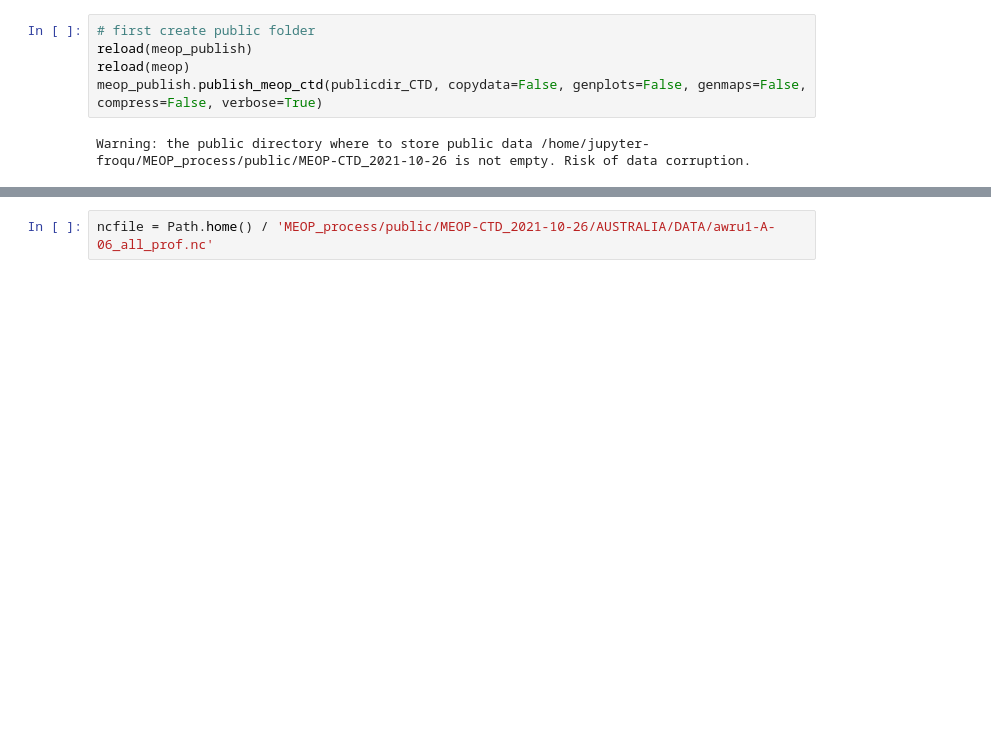
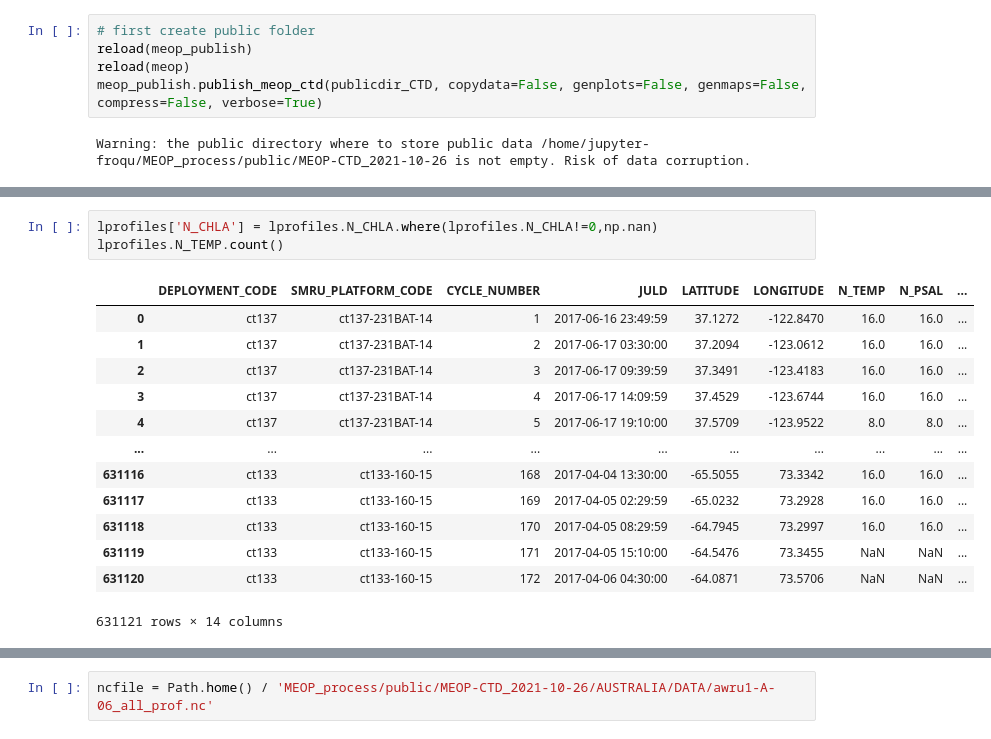
Before and after one commit to fabien-roquet/MEOP_process, a Jupyter notebook: python/sc_publish_data.ipynb, the cells around one changed output, grey strips where cells are left out. Saved outputs shown, nothing was run; the diff lists cells and outputs as text; blank space fills up the shorter version.

```diff
--- a/python/sc_publish_data.ipynb
+++ b/python/sc_publish_data.ipynb
@@ -34,0 +74,17 @@ Warning: the public directory where to store public data /home/jupyter-froqu/MEO
+# %%
+lprofiles['N_CHLA'] = lprofiles.N_CHLA.where(lprofiles.N_CHLA!=0,np.nan)
+lprofiles.N_TEMP.count()
+# %% [output]
+|  | DEPLOYMENT_CODE | SMRU_PLATFORM_CODE | CYCLE_NUMBER | JULD | LATITUDE | LONGITUDE | N_TEMP | N_PSAL | ... |
+| 0 | ct137 | ct137-231BAT-14 | 1 | 2017-06-16 23:49:59 | 37.1272 | -122.8470 | 16.0 | 16.0 | ... |
+| 1 | ct137 | ct137-231BAT-14 | 2 | 2017-06-17 03:30:00 | 37.2094 | -123.0612 | 16.0 | 16.0 | ... |
+| 2 | ct137 | ct137-231BAT-14 | 3 | 2017-06-17 09:39:59 | 37.3491 | -123.4183 | 16.0 | 16.0 | ... |
+| 3 | ct137 | ct137-231BAT-14 | 4 | 2017-06-17 14:09:59 | 37.4529 | -123.6744 | 16.0 | 16.0 | ... |
+| 4 | ct137 | ct137-231BAT-14 | 5 | 2017-06-17 19:10:00 | 37.5709 | -123.9522 | 8.0 | 8.0 | ... |
+| ... | ... | ... | ... | ... | ... | ... | ... | ... | ... |
+| 631116 | ct133 | ct133-160-15 | 168 | 2017-04-04 13:30:00 | -65.5055 | 73.3342 | 16.0 | 16.0 | ... |
+| 631117 | ct133 | ct133-160-15 | 169 | 2017-04-05 02:29:59 | -65.0232 | 73.2928 | 16.0 | 16.0 | ... |
+| 631118 | ct133 | ct133-160-15 | 170 | 2017-04-05 08:29:59 | -64.7945 | 73.2997 | 16.0 | 16.0 | ... |
+| 631119 | ct133 | ct133-160-15 | 171 | 2017-04-05 15:10:00 | -64.5476 | 73.3455 | NaN | NaN | ... |
+| 631120 | ct133 | ct133-160-15 | 172 | 2017-04-06 04:30:00 | -64.0871 | 73.5706 | NaN | NaN | ... |
+631121 rows × 14 columns
```
Also changed, not shown: parts of 10 cells of this notebook, 5 other files.
